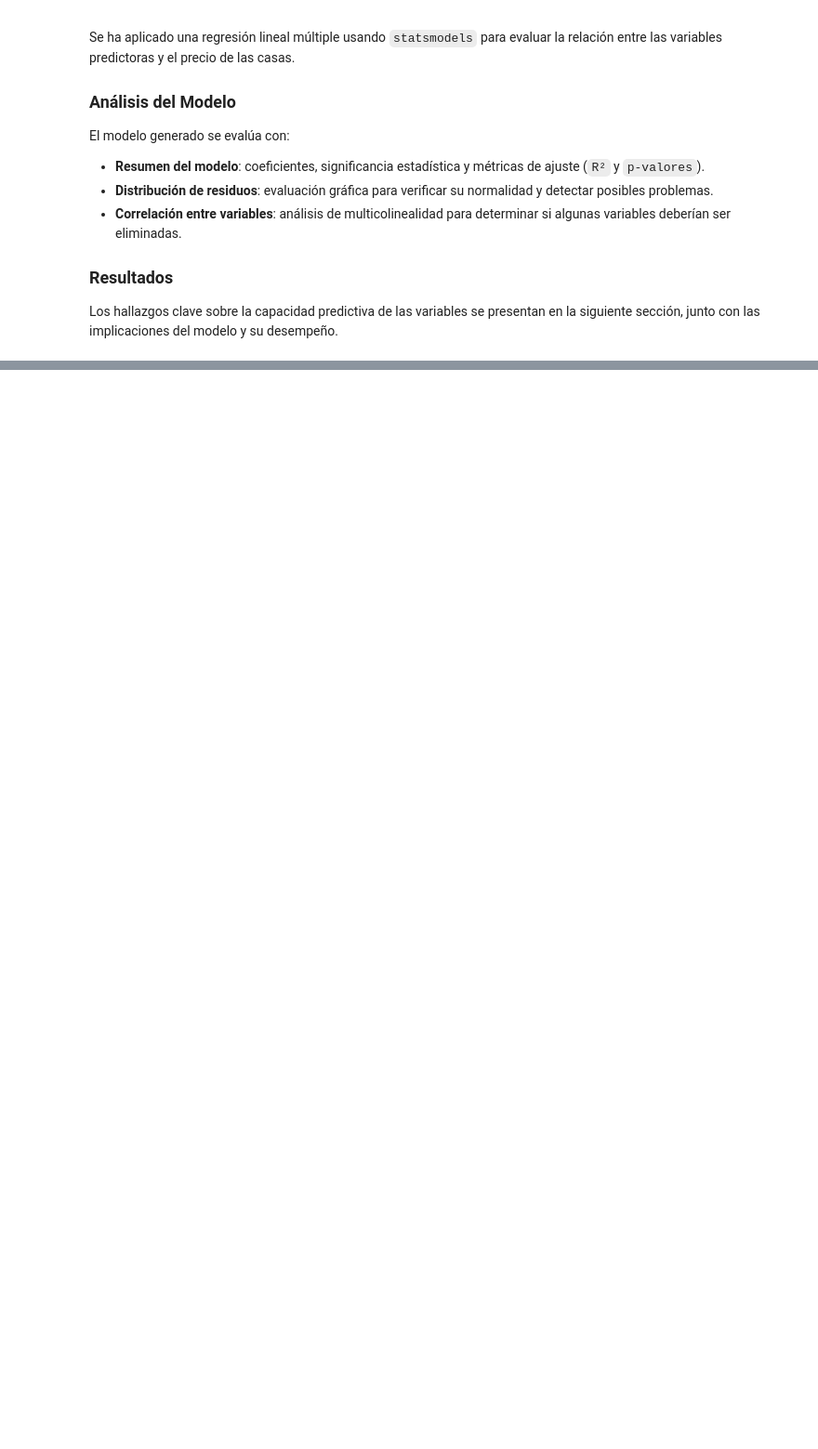
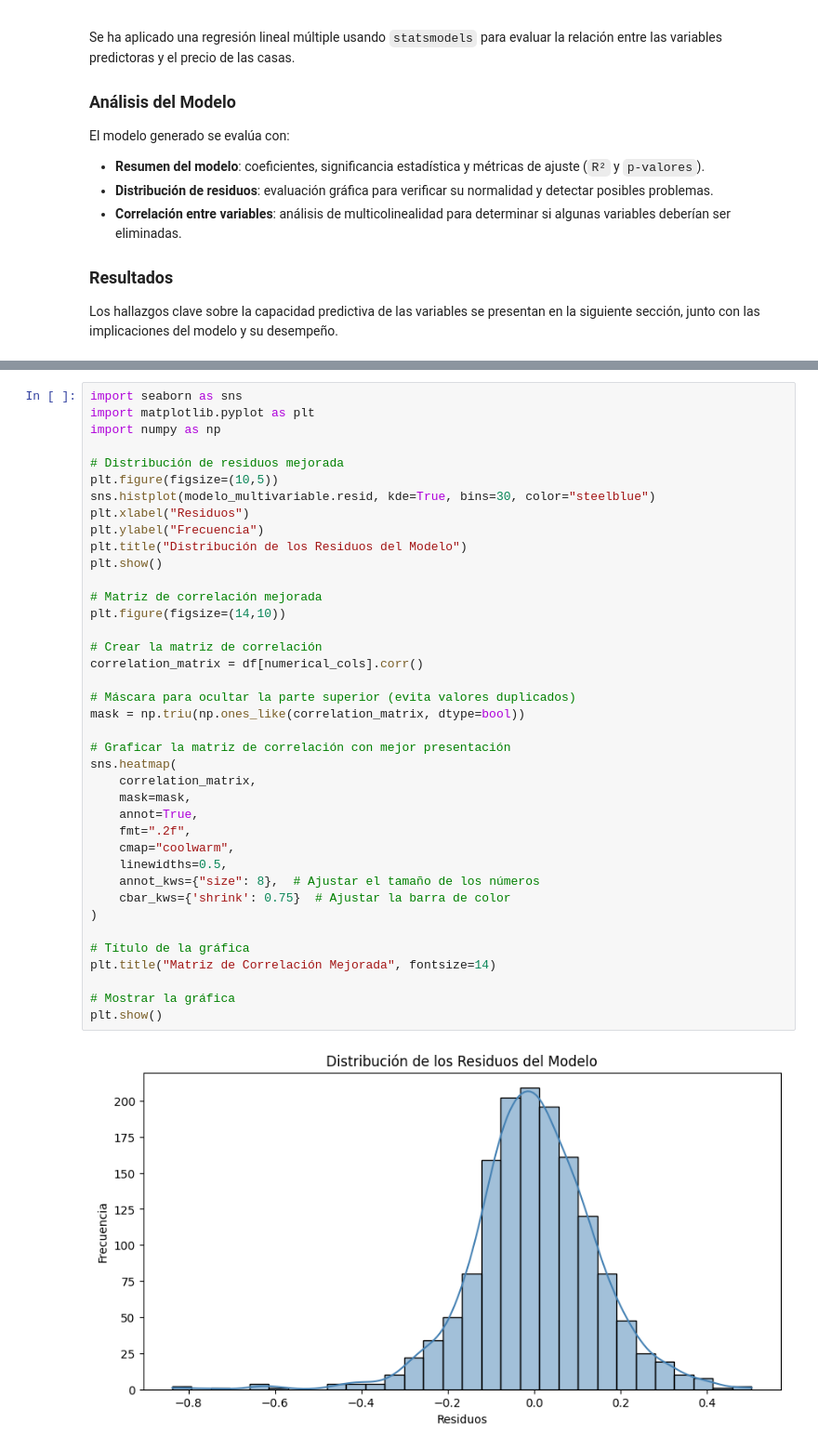
Before and after one commit to Andyfer004/Proyecto1-DM, a Jupyter notebook: P1_DM.ipynb, the cells around one changed output, grey strips where cells are left out. Shown at 93% size. Drawn from its saved outputs; the diff is of its cells as text; blank space fills up the shorter version.

Commit message:
Creado con ColabOptimización de regresión múltiple: limpieza de datos, eliminación de multicolinealidad y mejora en visualización.

```diff
--- a/P1_DM.ipynb
+++ b/P1_DM.ipynb
@@ -651,0 +753,41 @@ Los hallazgos clave sobre la capacidad predictiva de las variables se presentan
+# %%
+import seaborn as sns
+import matplotlib.pyplot as plt
+import numpy as np
+
+# Distribución de residuos mejorada
+plt.figure(figsize=(10,5))
+sns.histplot(modelo_multivariable.resid, kde=True, bins=30, color="steelblue")
+plt.xlabel("Residuos")
+plt.ylabel("Frecuencia")
+plt.title("Distribución de los Residuos del Modelo")
+plt.show()
+
+# Matriz de correlación mejorada
+plt.figure(figsize=(14,10))
+
+# Crear la matriz de correlación
+correlation_matrix = df[numerical_cols].corr()
+
+# Máscara para ocultar la parte superior (evita valores duplicados)
+mask = np.triu(np.ones_like(correlation_matrix, dtype=bool))
+
+# Graficar la matriz de correlación con mejor presentación
+sns.heatmap(
+    correlation_matrix,
+    mask=mask,
+    annot=True,
+    fmt=".2f",
+    cmap="coolwarm",
+    linewidths=0.5,
+    annot_kws={"size": 8},  # Ajustar el tamaño de los números
+    cbar_kws={'shrink': 0.75}  # Ajustar la barra de color
+)
+
+# Título de la gráfica
+plt.title("Matriz de Correlación Mejorada", fontsize=14)
+
+# Mostrar la gráfica
+plt.show()
+# %% [output]
+[figure, added]
```
Also changed, not shown: parts of 8 cells of this notebook.
